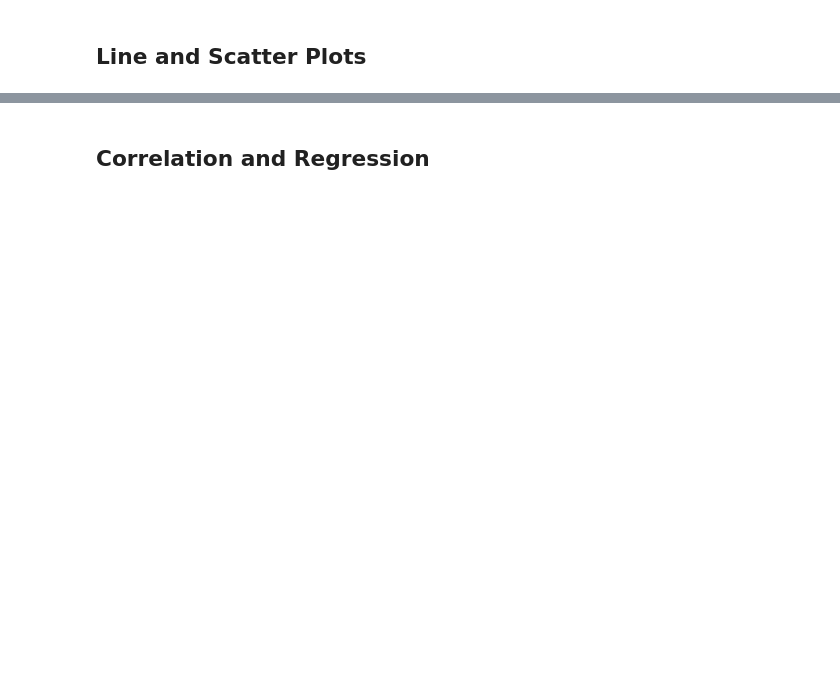
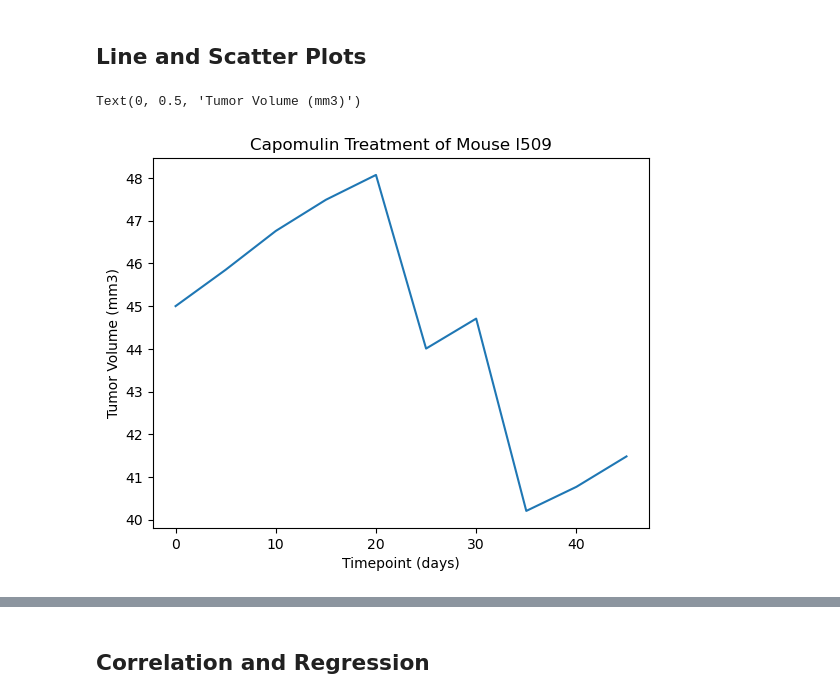
Before and after one commit to HollaNotes/Module_5_Challenge, a Jupyter notebook: pymaceuticals_NoelleWatson.ipynb, the cells around one changed output, grey strips where cells are left out. Saved outputs shown, nothing was run; the diff lists cells and outputs as text; code cells hidden in the pictures; blank space fills up the shorter version.

```diff
--- a/pymaceuticals_NoelleWatson.ipynb
+++ b/pymaceuticals_NoelleWatson.ipynb
@@ -245,3 +250,14 @@ plt.show()
 ## Line and Scatter Plots
 # %%
 # Generate a line plot of tumor volume vs. time point for a single mouse treated with Capomulin
+l509_df = clean_df.loc[clean_df["Mouse ID"] == "l509",:]
+x_timepoint = l509_df['Timepoint']
+y_tum_size = l509_df["Tumor Volume (mm3)"]
+
+plt.title("Capomulin Treatment of Mouse l509")
+plt.plot(x_timepoint, y_tum_size)
+plt.xlabel("Timepoint (days)")
+plt.ylabel("Tumor Volume (mm3)")
+# %% [output]
+Text(0, 0.5, 'Tumor Volume (mm3)')
+[figure, added]
```
Also changed, not shown: parts of 13 cells of this notebook, 5 other files.
